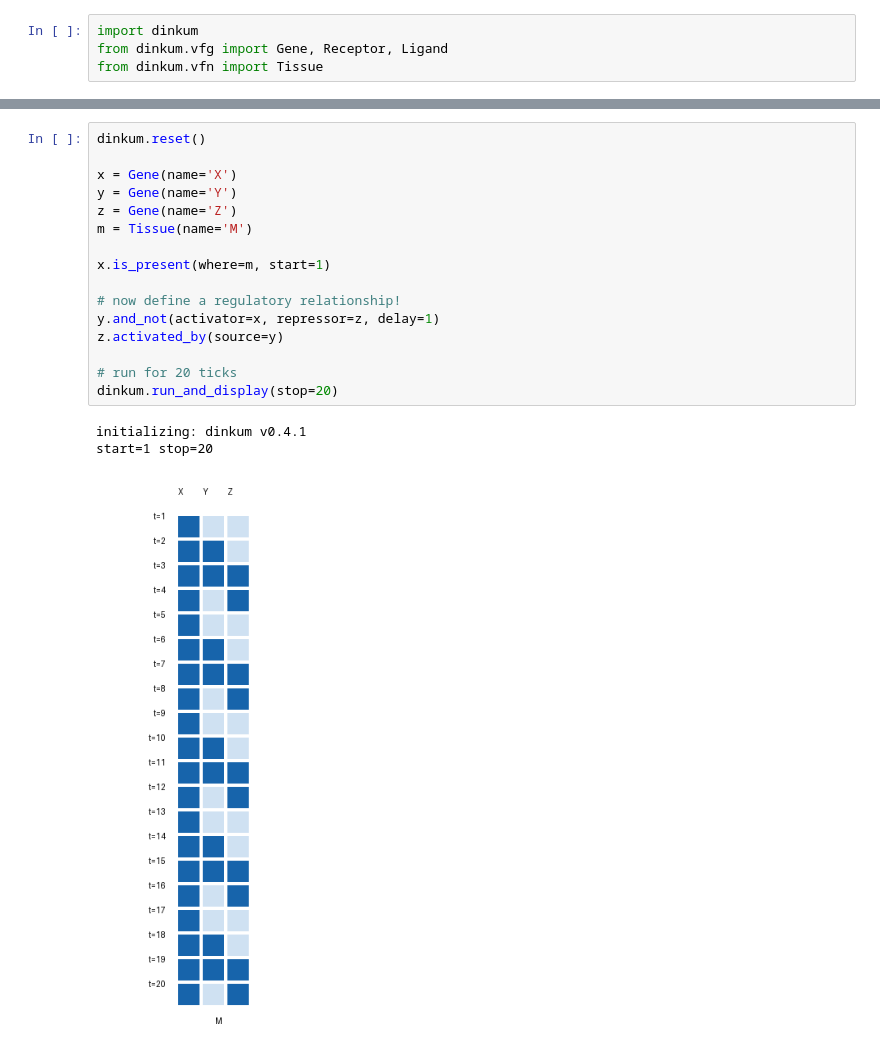
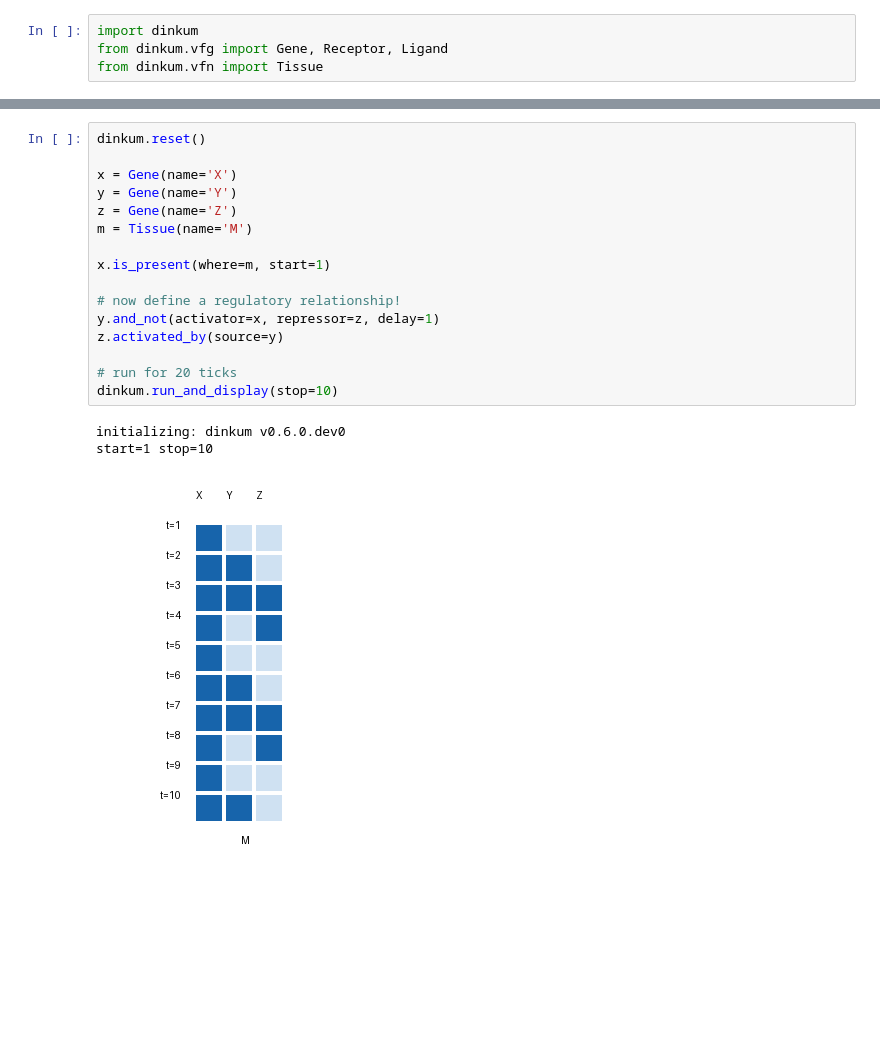
Before and after one commit to dinkum-bio/dinkum, a Jupyter notebook: notebooks/2-simple-oscillation.ipynb, the cells around one changed output, grey strips where cells are left out. Cells and saved outputs as stored; diff of their text form; blank space fills up the shorter version.

```diff
--- a/notebooks/2-simple-oscillation.ipynb
+++ b/notebooks/2-simple-oscillation.ipynb
@@ -11,23 +11,23 @@ Here, X is always on, and activates Y - which in turns activates Z, which then *
 # %%
 dinkum.reset()
 
 x = Gene(name='X')
 y = Gene(name='Y')
 z = Gene(name='Z')
 m = Tissue(name='M')
 
 x.is_present(where=m, start=1)
 
 # now define a regulatory relationship!
 y.and_not(activator=x, repressor=z, delay=1)
 z.activated_by(source=y)
 
 # run for 20 ticks
-dinkum.run_and_display(stop=20)
+dinkum.run_and_display(stop=10)
 # %% [output]
-initializing: dinkum v0.4.1
-start=1 stop=20
+initializing: dinkum v0.6.0.dev0
+start=1 stop=10
-[figure, old version]
+[figure, new version]
 # %% [markdown]
 ## Use the oscillations to send signals to neighboring tissues
 
```
Also changed, not shown: parts of 2 cells of this notebook, 3 other files.
